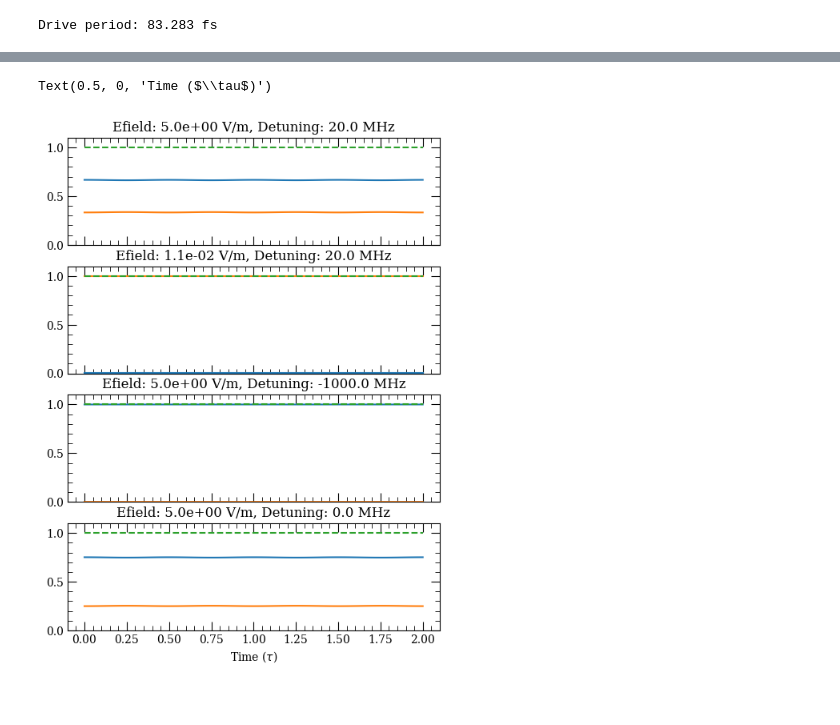
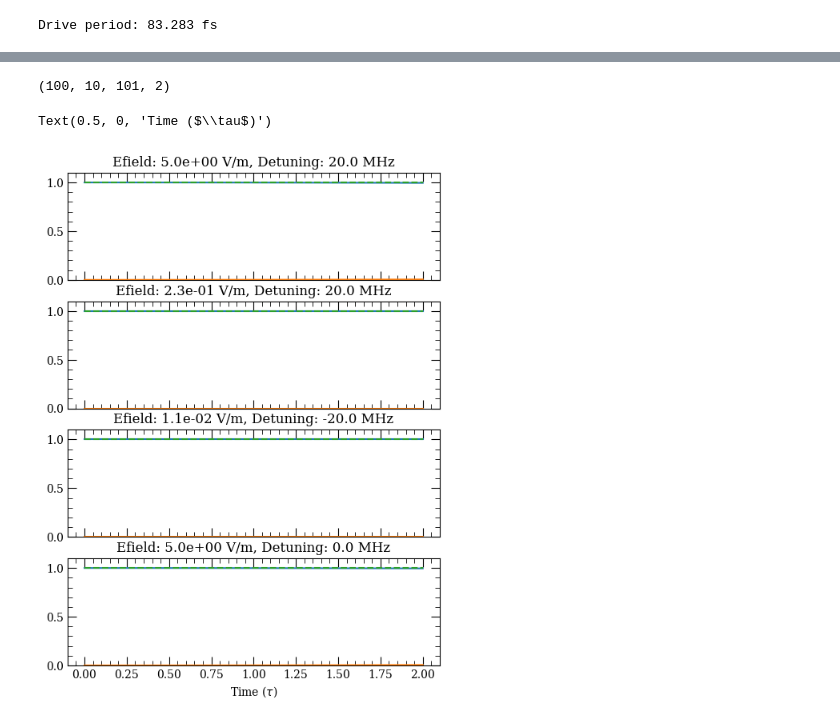
Before and after one commit to dihm/ARC-Alkali-Rydberg-Calculator, a Jupyter notebook: doc/Floquet_tests.ipynb, the cells around one changed output, grey strips where cells are left out. Cells and saved outputs as stored; diff of their text form; code cells hidden in the pictures.

```diff
--- a/doc/Floquet_tests.ipynb
+++ b/doc/Floquet_tests.ipynb
@@ -174,5 +167,7 @@ Drive period: 83.283 fs
 # %%
 dim0 = len(m.basisStates)
 dim1 = 2*m.fn + 1
-refInd = m.fn + dim0
+refInd = m.fn * dim0
 tarInd = m.indexOfCoupledState + refInd
+cInd = tarInd + 1
+print(refInd, tarInd, cInd)
@@ -281,27 +305,38 @@ print(operand.shape)
+# %%
+ut = np.exp(-1.0j*2*np.pi*np.einsum('...i,j->j...i', m.eigs, ts))
+operand = (np.abs(np.einsum('...km,l...m,...m->l...k',
+                    np.conj(m.eigVectors),
+                    ut,
+                    m.eigVectors[...,tarInd,:]
+                   ))**2).reshape(ut.shape[:-1] + (dim1, dim0)
+                            ).sum(axis=-2)
+print(operand.shape)
+# %% [output]
+(100, 10, 101, 2)
 # %%
 fig, (ax1,ax2,ax3, ax4) = plt.subplots(4, sharex=True, figsize=(6,8),sharey=True)
 
 ax1.set_ylim((0,1.1))
 e = -1; f = 51;
 ax1.set_title(f'Efield: {efields[e]:.1e} V/m, Detuning: {(freqs[f]-f0)*1e-6:.1f} MHz')
 ax1.plot(ts/tau, operand[:,e,f,:])
 ax1.plot(ts/tau, operand[:,e,f,:].sum(axis=-1), '--')
 
-e = 3; f = 51;
+e = 6; f = 51;
 ax2.set_title(f'Efield: {efields[e]:.1e} V/m, Detuning: {(freqs[f]-f0)*1e-6:.1f} MHz')
 ax2.plot(ts/tau, operand[:,e,f,:])
 ax2.plot(ts/tau, operand[:,e,f,:].sum(axis=-1), '--')
 
-e = -1; f = 0;
+e = 3; f = 49;
 ax3.set_title(f'Efield: {efields[e]:.1e} V/m, Detuning: {(freqs[f]-f0)*1e-6:.1f} MHz')
 ax3.plot(ts/tau, operand[:,e,f,:])
 ax3.plot(ts/tau, operand[:,e,f,:].sum(axis=-1), '--')
 
 e = -1; f = 50;
 ax4.set_title(f'Efield: {efields[e]:.1e} V/m, Detuning: {(freqs[f]-f0)*1e-6:.1f} MHz')
 ax4.plot(ts/tau, operand[:,e,f,:])
 ax4.plot(ts/tau, operand[:,e,f,:].sum(axis=-1), '--')
 ax4.set_xlabel('Time ($\\tau$)')
 # %% [output]
 Text(0.5, 0, 'Time ($\\tau$)')
-[figure, old version]
+[figure, new version]
```
Also changed, not shown: parts of 28 cells of this notebook.
